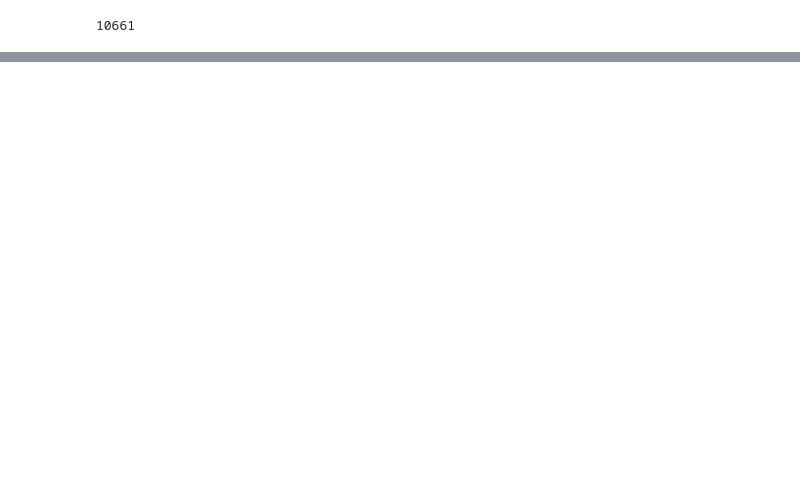
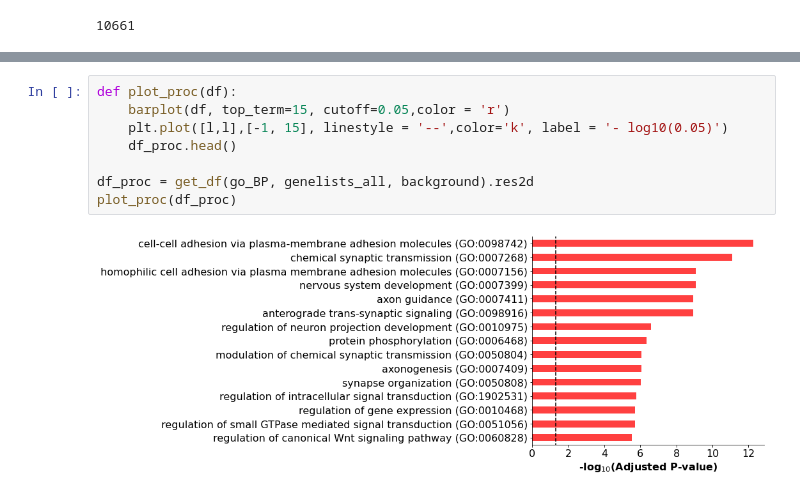
Before and after one commit to aadenisova/bird_innovation, a Jupyter notebook: scripts/SNP_analysis/Get_list_of_genes_8.ipynb, the cells around one changed output, grey strips where cells are left out. Cells and saved outputs as stored; diff of their text form; blank space fills up the shorter version.

```diff
--- a/scripts/SNP_analysis/Get_list_of_genes_8.ipynb
+++ b/scripts/SNP_analysis/Get_list_of_genes_8.ipynb
@@ -183,3 +186,13 @@ number of positions:  10661
 [figure]
 [figure]
 [figure]
+# %%
+def plot_proc(df):
+    barplot(df, top_term=15, cutoff=0.05,color = 'r')
+    plt.plot([l,l],[-1, 15], linestyle = '--',color='k', label = '- log10(0.05)')
+    df_proc.head()
+
+df_proc = get_df(go_BP, genelists_all, background).res2d
+plot_proc(df_proc)
+# %% [output]
+[figure, added]
```
Also changed, not shown: parts of 12 cells of this notebook.
